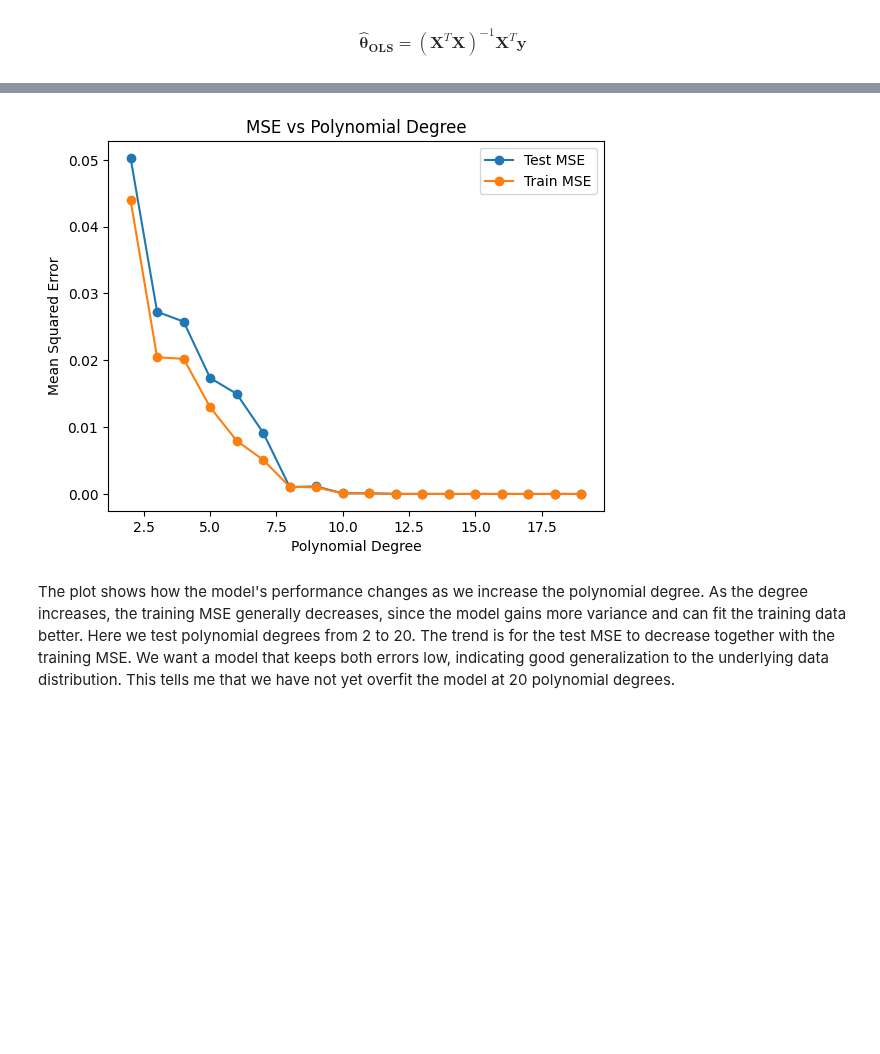
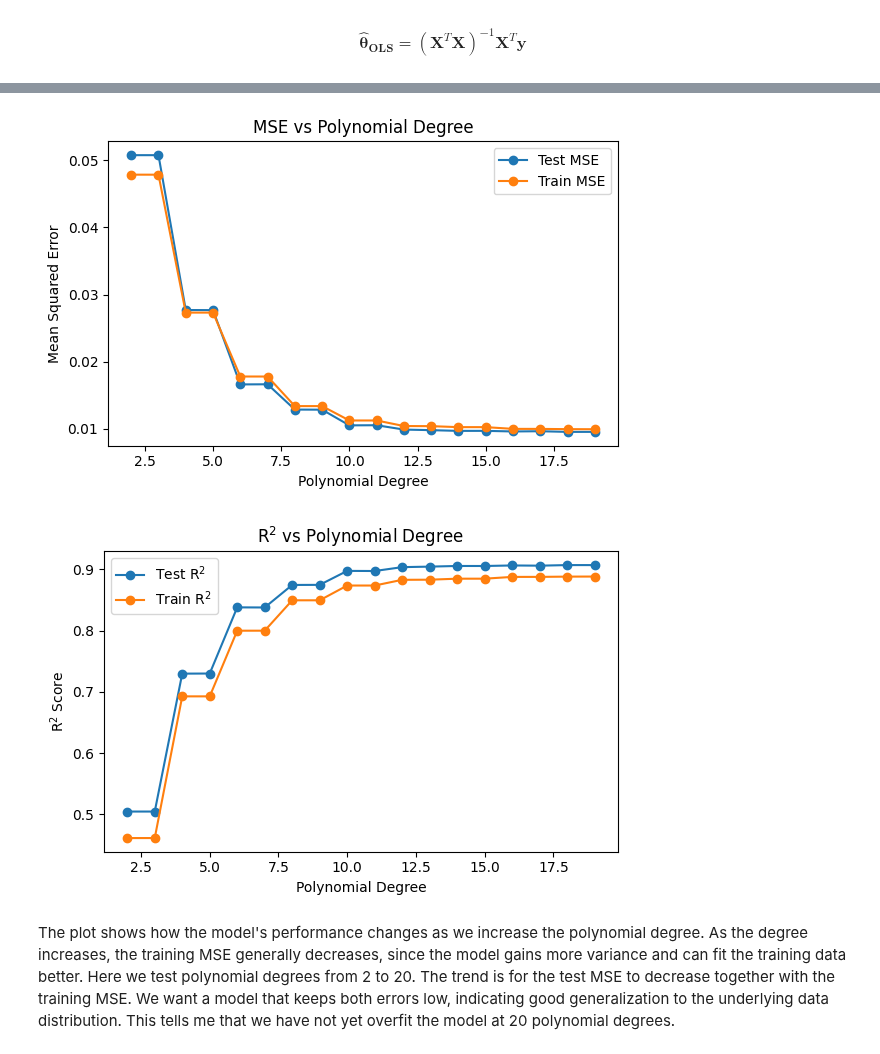
Before and after one commit to Twaal/applied-data-analysis-and-ml, a Jupyter notebook: Project1/code/project1.ipynb, the cells around one changed output, grey strips where cells are left out. Drawn from its saved outputs; the diff is of its cells as text; code cells hidden in the pictures; blank space fills up the shorter version.

Commit message:
add r2 score

```diff
--- a/Project1/code/project1.ipynb
+++ b/Project1/code/project1.ipynb
@@ -98,9 +98,9 @@ def runge_function(x):
     return 1 / (1 + 25 * x**2)
 
 # Generate synthetic data
-n = 100
-x = np.linspace(-3, 3, n)
-y = runge_function(x) + np.random.normal(0, 0.01, n)
+n = 1000
+x = np.linspace(-1, 1, n)
+y = runge_function(x) + np.random.normal(0, 0.1, n)
 
 X = polynomial_features(x, 5)
 
@@ -136,34 +136,55 @@ Poly model MSE on test set : 1.0463097637849808
 # %%
 degrees = list(range(2, 20))
 mse_test_values = []
 mse_train_values = []
+r2_test_values = []
+r2_train_values = []
+
+from sklearn.metrics import r2_score
 
 for degree in degrees:
     X = polynomial_features(x, degree)
     X_train, X_test, y_train, y_test = train_test_split(X, y, test_size=0.2, random_state=1)
 
     beta = OLS_parameters(X_train, y_train)
     poly_predict_test = X_test @ beta
     poly_predict_train = X_train @ beta
 
     poly_mse_test = mean_squared_error(y_test, poly_predict_test)
     poly_mse_train = mean_squared_error(y_train, poly_predict_train)
 
-    #print(f"Poly model MSE on test set (degree {degree}): {poly_mse_test}")
-    #print(f"Poly model MSE on train set (degree {degree}): {poly_mse_train}")
+    r2_test = r2_score(y_test, poly_predict_test)
+    r2_train = r2_score(y_train, poly_predict_train)
+
     mse_test_values.append(poly_mse_test)
     mse_train_values.append(poly_mse_train)
+    r2_test_values.append(r2_test)
+    r2_train_values.append(r2_train)
 
-# plot all the MSE values against the degree
+# Plot MSE vs degree
+plt.figure(figsize=(6,4))
 plt.plot(degrees, mse_test_values, marker='o', label='Test MSE')
 plt.plot(degrees, mse_train_values, marker='o', label='Train MSE')
 plt.xlabel("Polynomial Degree")
 plt.ylabel("Mean Squared Error")
 plt.title("MSE vs Polynomial Degree")
 plt.legend()
+plt.tight_layout()
 plt.show()
+
+# Plot R^2 vs degree
+plt.figure(figsize=(6,4))
+plt.plot(degrees, r2_test_values, marker='o', label='Test R$^2$')
+plt.plot(degrees, r2_train_values, marker='o', label='Train R$^2$')
+plt.xlabel("Polynomial Degree")
+plt.ylabel("R$^2$ Score")
+plt.title("R$^2$ vs Polynomial Degree")
+plt.legend()
+plt.tight_layout()
+plt.show()
 # %% [output]
-[figure, old version]
+[figure, new version]
+[figure, added]
 # %% [markdown]
 The plot shows how the model's performance changes as we increase the polynomial degree. As the degree increases, the training MSE generally decreases, since the model gains more variance and can fit the training data better. Here we test polynomial degrees from 2 to 20. The trend is for the test MSE to decrease together with the training MSE. We want a model that keeps both errors low, indicating good generalization to the underlying data distribution. This tells me that we have not yet overfit the model at 20 polynomial degrees.
 # %% [markdown]
```
Also changed, not shown: parts of 2 cells of this notebook.
